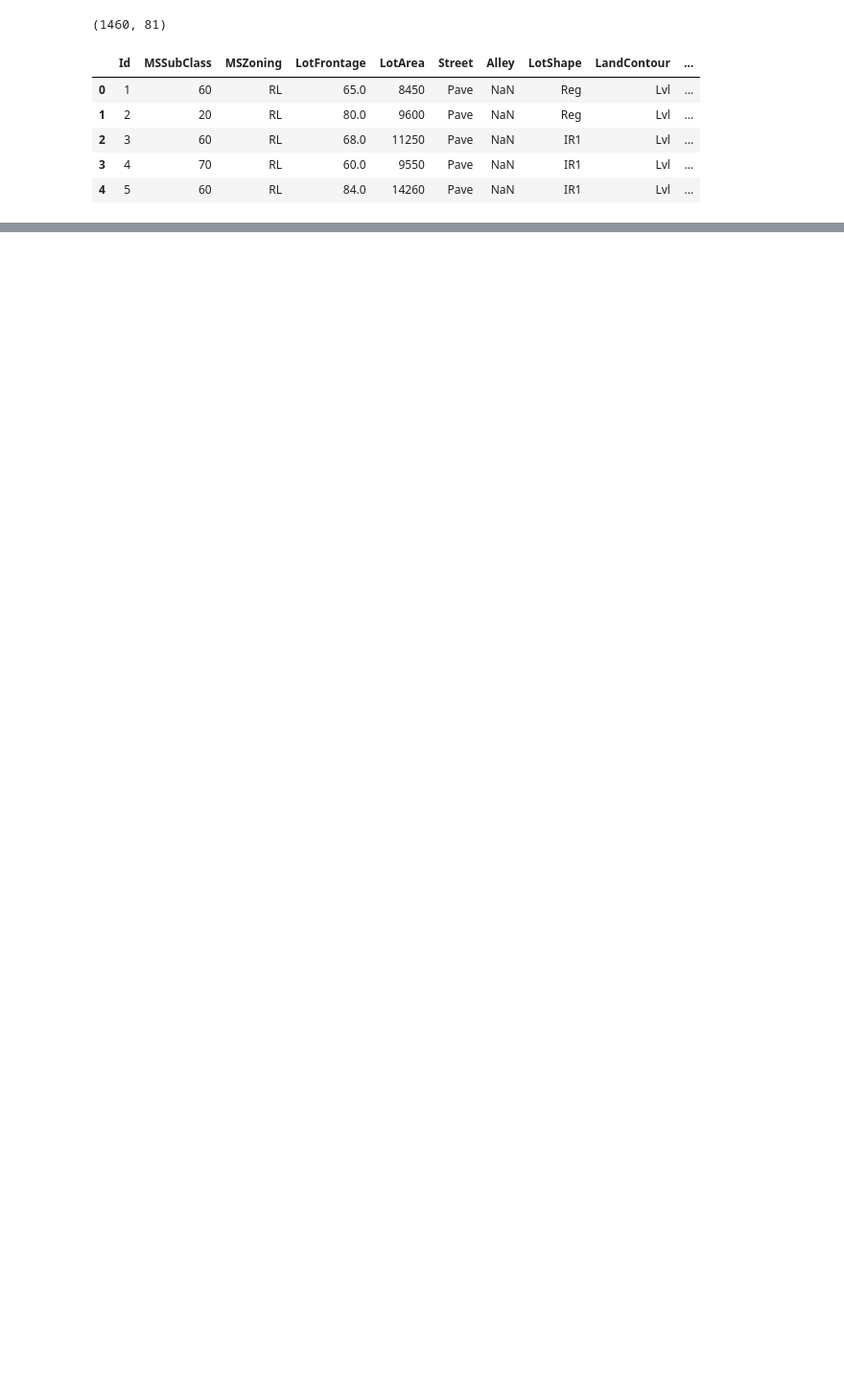
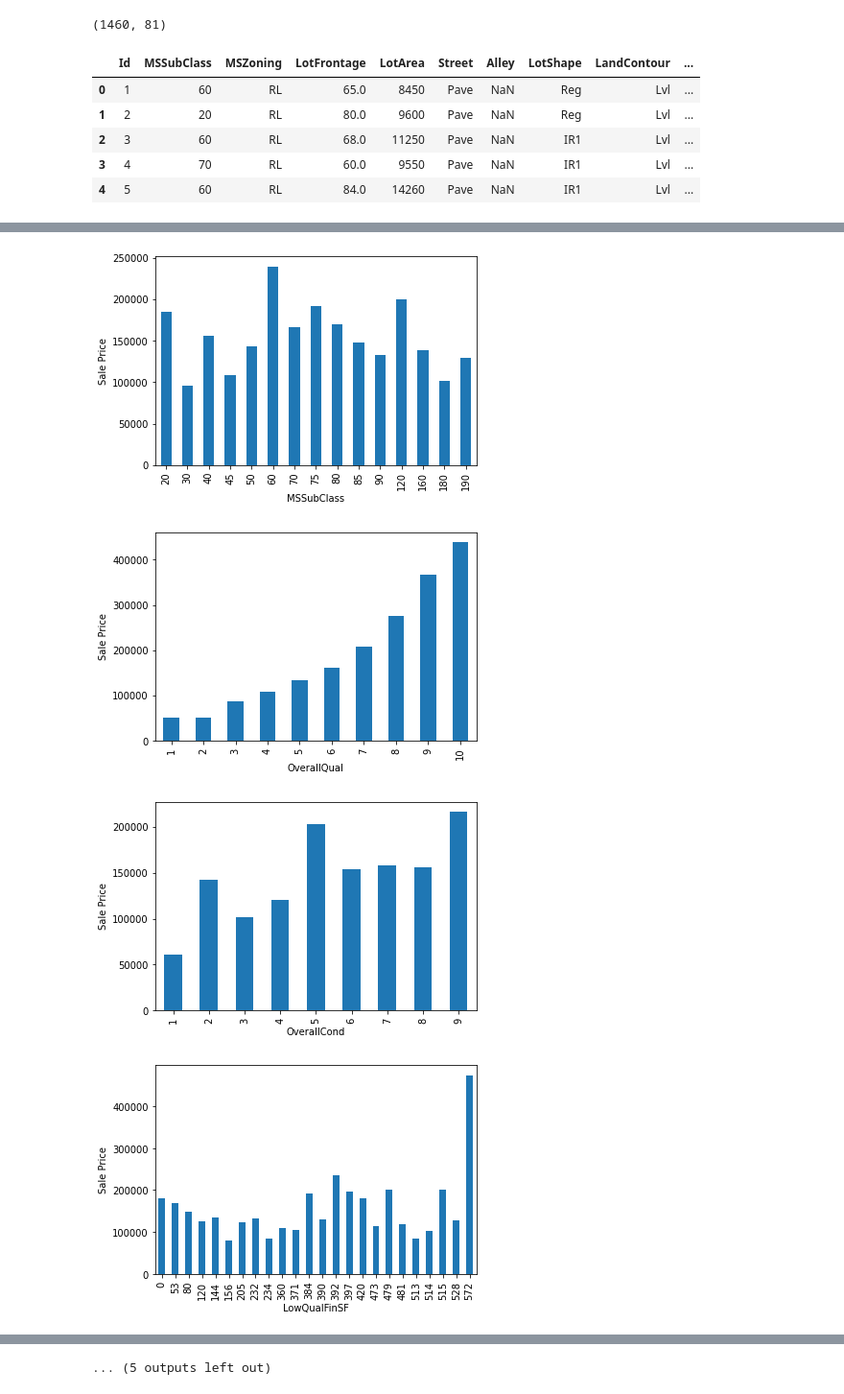
Before and after one commit to Belac44/Competitions, a Jupyter notebook: Advanced_House_Prediction.ipynb, the cells around one changed output, grey strips where cells are left out. Shown at 96% size. Saved outputs shown, nothing was run; the diff lists cells and outputs as text; code cells hidden in the pictures; blank space fills up the shorter version.

```diff
--- a/Advanced_House_Prediction.ipynb
+++ b/Advanced_House_Prediction.ipynb
@@ -30,0 +117,3 @@ SyntaxError: ignored
+# %%
+numerical_columns = [features for features in df.columns if df[features].dtype != 'O']
+numerical_columns
@@ -30,0 +147,3 @@ SyntaxError: ignored
+# %%
+year_features = [features for features in df.columns if "Year" in features or "Yr" in features ]
+year_features
@@ -30,0 +152,3 @@ SyntaxError: ignored
+# %%
+for feature in year_features:
+  print(feature, sorted(df[feature].unique()),"\n\n")
@@ -30,0 +195,4 @@ SyntaxError: ignored
+# %%
+#Lets deal with Discrete Values
+discrete_features = [feature for feature in numerical_columns if df[feature].nunique() < 25 and feature not in year_features]
+discrete_features
@@ -30,0 +226,13 @@ SyntaxError: ignored
+# %%
+#Lets observe the  realtionship between them and SalePrice
+
+for feature in discrete_features:
+  df.groupby(feature)["SalePrice"].mean().plot.bar()
+  plt.xlabel(feature)
+  plt.ylabel("Sale Price")
+  plt.show()
+# %% [output]
+[figure, added]
+[figure, added]
+[figure, added]
+[figure, added]
@@ -30,0 +247 @@ SyntaxError: ignored
+... (5 outputs left out)
```
Also changed, not shown: parts of 28 cells of this notebook.
